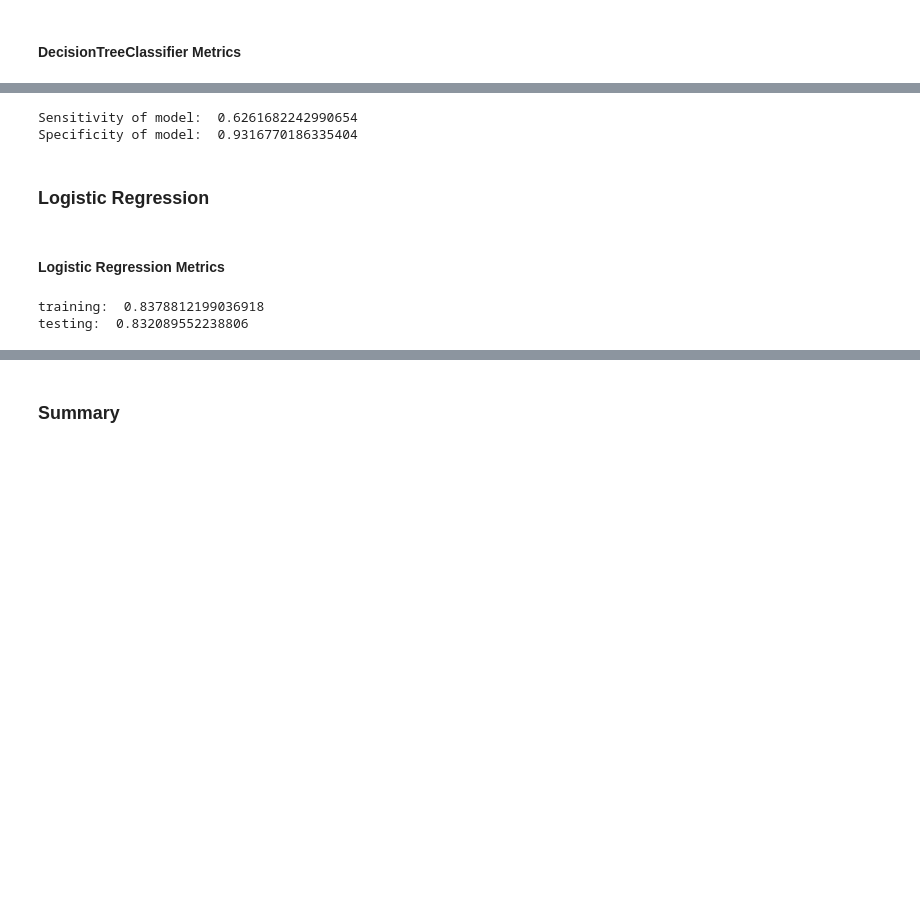
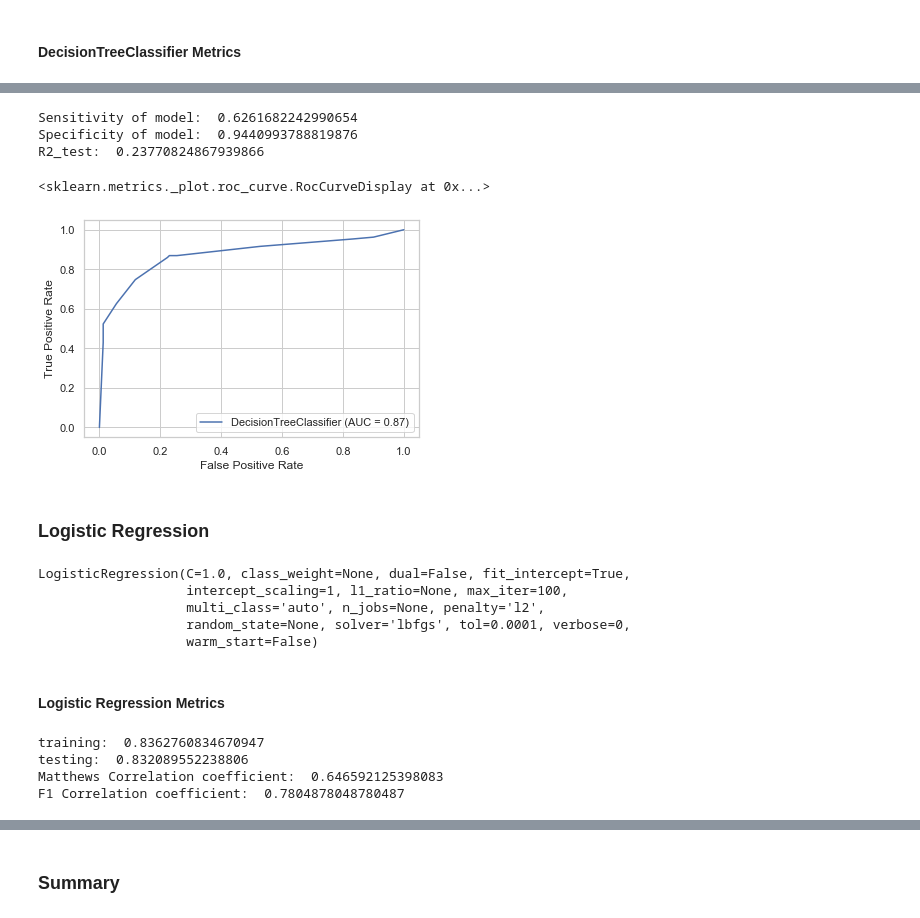
Before and after one commit to nishcn91/ML_models, a Jupyter notebook: Titanic Dataset Analysis and Basic Classification.ipynb, the cells around one changed output, grey strips where cells are left out. Cells and saved outputs as stored; diff of their text form; code cells hidden in the pictures; blank space fills up the shorter version.

```diff
--- a/Titanic Dataset Analysis and Basic Classification.ipynb
+++ b/Titanic Dataset Analysis and Basic Classification.ipynb
@@ -472,23 +490,48 @@ trueNegative=cm[0,0]
 truePositive=cm[1,1]
 falseNegative=cm[1,0]
 falsePositive=cm[0,1]
+"""
+tn, fp, fn, tp = confusion_matrix(y_test, y_pred).ravel()
+.ravel() converts the 2D array into a correct sequence of a 1D array (like,,[(0,0),(0,1),(1,0)(1,1)])
+"""
+sensitivity = truePositive/float((truePositive+falseNegative)) #also called as recall
+"""
+from sklearn.metrics import recall_score
 
-sensitivity = truePositive/float((truePositive+falseNegative))
+sensitivity = recall_score(y_test,pred_test)
+
+"""
 specificity = trueNegative/float((trueNegative+falsePositive))
 
 print("Sensitivity of model: ", sensitivity)
 print("Specificity of model: ", specificity)
 
 res = [accuracy_score(y_test,predicted_test),sensitivity,specificity]
+
+from sklearn.metrics import r2_score
+print('R2_test: ',metrics.r2_score(y_test,predicted_test))
 # %% [output]
 Sensitivity of model:  0.6261682242990654
-Specificity of model:  0.9316770186335404
+Specificity of model:  0.9440993788819876
+R2_test:  0.23770824867939866
+# %%
+from sklearn.metrics import plot_roc_curve
+
+plot_roc_curve(classFit,X_test,y_test)
+# %% [output]
+<sklearn.metrics._plot.roc_curve.RocCurveDisplay at 0x...>
+[figure, added]
 # %% [markdown]
 ### Logistic Regression
 # %%
 from sklearn.linear_model import LogisticRegression
 
 logFit = LogisticRegression()
+
 logFit.fit(X_train,y_train)
-pred_train_Lr = logFit.predict(X_train)
-pred_test_Lr = logFit.predict(X_test)
+# %% [output]
+LogisticRegression(C=1.0, class_weight=None, dual=False, fit_intercept=True,
+                   intercept_scaling=1, l1_ratio=None, max_iter=100,
+                   multi_class='auto', n_jobs=None, penalty='l2',
+                   random_state=None, solver='lbfgs', tol=0.0001, verbose=0,
+                   warm_start=False)
@@ -497,9 +544,15 @@ pred_test_Lr = logFit.predict(X_test)
 # %%
 print('training: ',accuracy_score(y_train,pred_train_Lr))
 print('testing: ',accuracy_score(y_test,pred_test_Lr))
+mCorr_Lr = matthews_corrcoef(y_test,pred_test_Lr)
+f1Score_Lr = f1_score(y_test,pred_test_Lr)
+print("Matthews Correlation coefficient: ",mCorr_Lr)
+print("F1 Correlation coefficient: ",f1Score_Lr)
 # %% [output]
-training:  0.8378812199036918
+training:  0.8362760834670947
 testing:  0.832089552238806
+Matthews Correlation coefficient:  0.646592125398083
+F1 Correlation coefficient:  0.7804878048780487
 # %%
 cm_Lr = confusion_matrix(y_test,pred_test_Lr)
 conf_matrix=pd.DataFrame(data=cm_Lr,columns=['Predicted:dead','Predicted:survived'],index=['Actual:dead','Actual:survived'])
```
Also changed, not shown: parts of 24 cells of this notebook.
